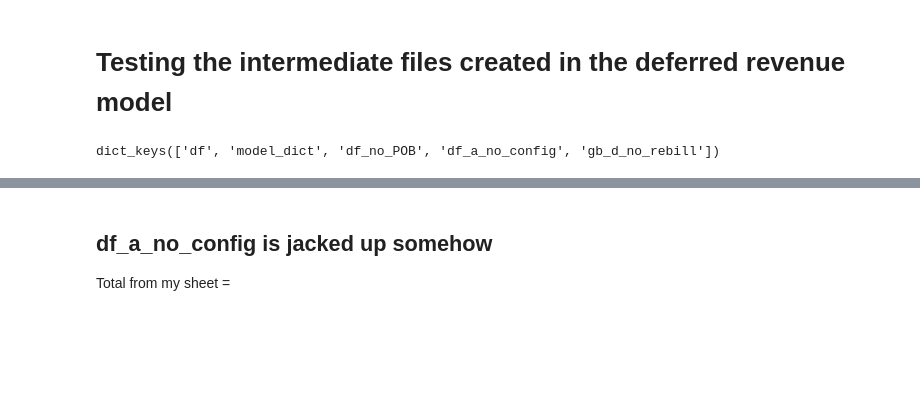
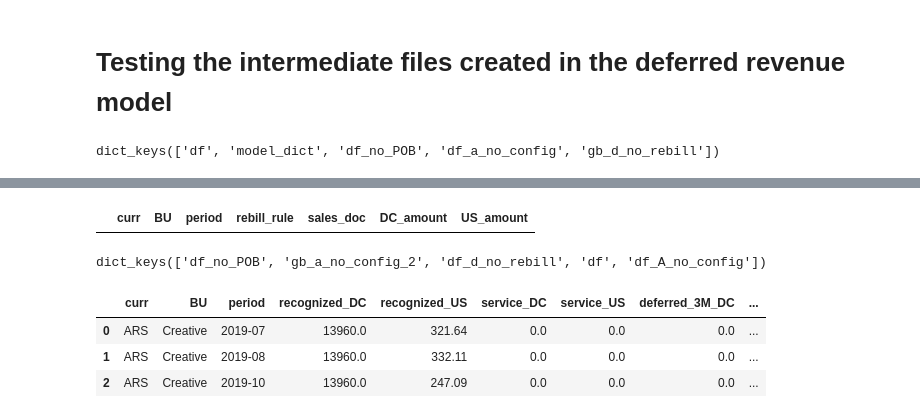
Before and after one commit to davidjsmith44/Deferred_Revenue_Forecast, a Jupyter notebook: notebooks/testing_intermediate_out.ipynb, the cells around one changed output, grey strips where cells are left out. Drawn from its saved outputs; the diff is of its cells as text; code cells hidden in the pictures; blank space fills up the shorter version.

```diff
--- a/notebooks/testing_intermediate_out.ipynb
+++ b/notebooks/testing_intermediate_out.ipynb
@@ -58,3 +63,0 @@ df_a_no_config['US_amount'].sum()
-# %% [markdown]
-## df_a_no_config is jacked up somehow
-Total from my sheet =
@@ -64,0 +64,27 @@ df_a_no_config = this_dict['df_a_no_config']
+# %%
+df_d_no_rebill
+# %% [output]
+|  | curr | BU | period | rebill_rule | sales_doc | DC_amount | US_amount |
+# %%
+file_path = '../data/Data_2020_p09/processed/intermediate/'
+first_file = file_path + 'int_output_2.p'
+# %%
+with open(first_file, 'rb') as f:
+    base_bill_dict = pickle.load(f)
+# %%
+base_bill_dict.keys()
+# %% [output]
+dict_keys(['df_no_POB', 'gb_a_no_config_2', 'df_d_no_rebill', 'df', 'df_A_no_config'])
+# %%
+df= base_bill_dict['df']
+df_no_POB = base_bill_dict['df_no_POB']
+gb_a_no_config2 = base_bill_dict['gb_a_no_config_2']
+df_d_no_rebill = base_bill_dict['df_d_no_rebill']
+df_A_no_config = base_bill_dict['df_A_no_config']
+# %%
+df_no_POB.head(3)
+# %% [output]
+|  | curr | BU | period | recognized_DC | recognized_US | service_DC | service_US | deferred_3M_DC | ... |
+| 0 | ARS | Creative | 2019-07 | 13960.0 | 321.64 | 0.0 | 0.0 | 0.0 | ... |
+| 1 | ARS | Creative | 2019-08 | 13960.0 | 332.11 | 0.0 | 0.0 | 0.0 | ... |
+| 2 | ARS | Creative | 2019-10 | 13960.0 | 247.09 | 0.0 | 0.0 | 0.0 | ... |
```
Also changed, not shown: parts of 21 cells of this notebook, 4 other files.
